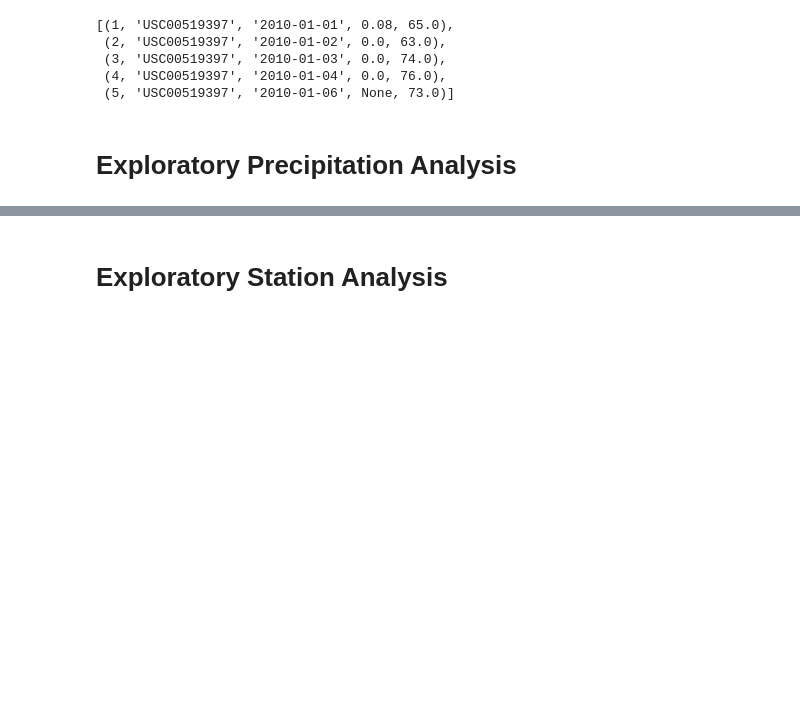
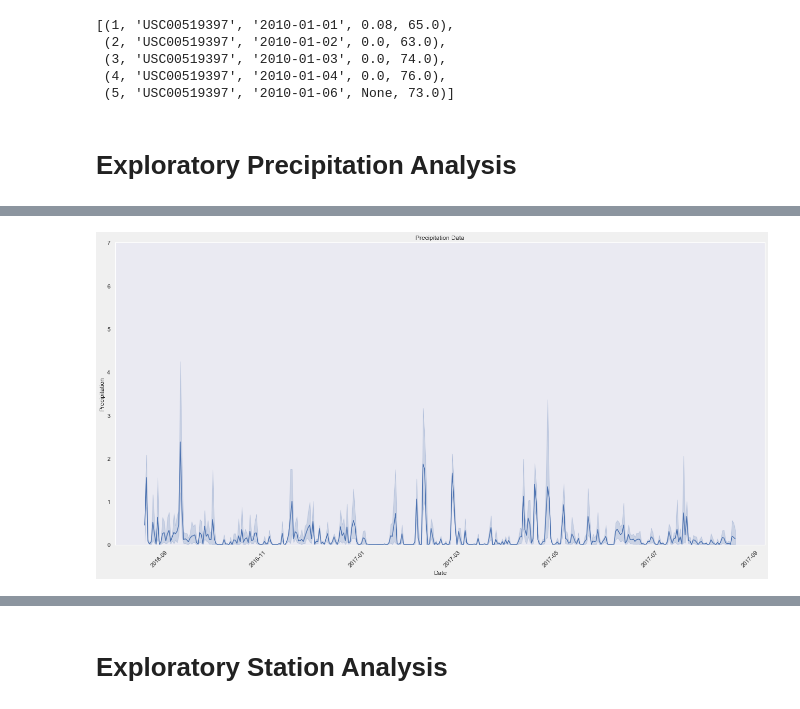
Before and after one commit to jwhite1987/Climate-Analysis, a Jupyter notebook: Instructions/climate_starter.ipynb, the cells around one changed output, grey strips where cells are left out. Saved outputs shown, nothing was run; the diff lists cells and outputs as text; code cells hidden in the pictures; blank space fills up the shorter version.

```diff
--- a/Instructions/climate_starter.ipynb
+++ b/Instructions/climate_starter.ipynb
@@ -98,2 +160,16 @@ TypeError: 'Query' object is not callable
+# %%
+plt.figure(figsize=(20,10))
+sns.set_theme(style="dark")
+sns.lineplot(data = measurement_df['prcp'], x = measurement_df['date'], y= measurement_df['prcp'])
+plt.xticks(rotation=45)
+fig.autofmt_xdate()
+ax.fmt_xdata = mdates.DateFormatter('%Y-%m-%d')
+plt.title('Precipitation Data')
+plt.xlabel('Date')
+plt.ylabel('Precipitation')
+plt.ylim(0,7)
+plt.show()
+# %% [output]
+[figure, added]
 # %%
 # Use Pandas to calcualte the summary statistics for the precipitation data
```
Also changed, not shown: parts of 25 cells of this notebook, 4 other files.
